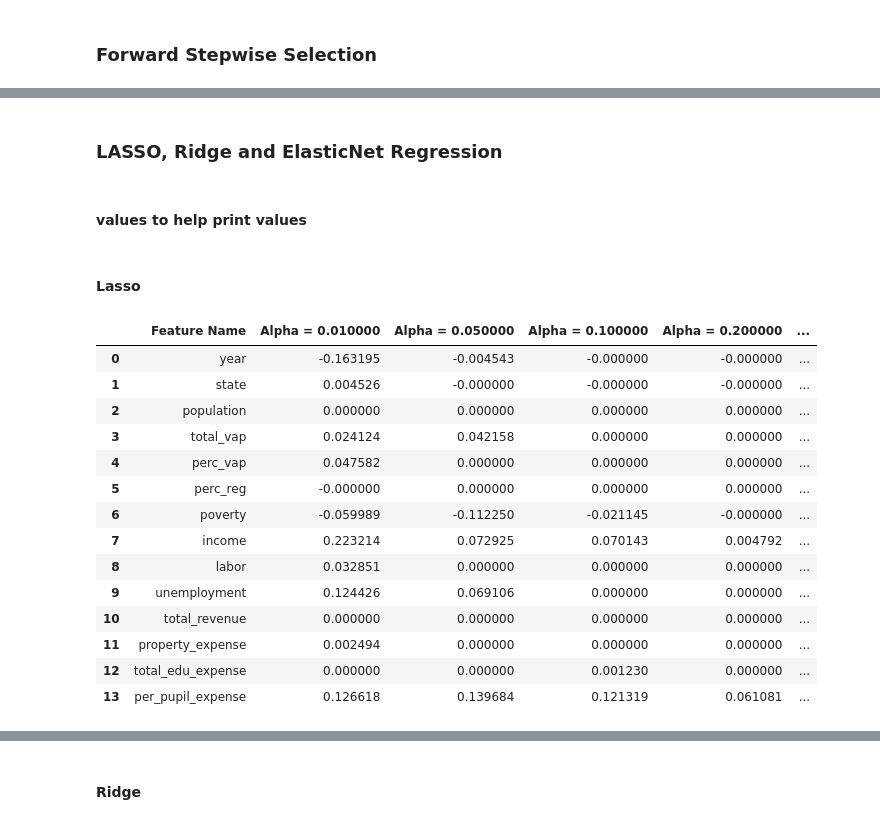
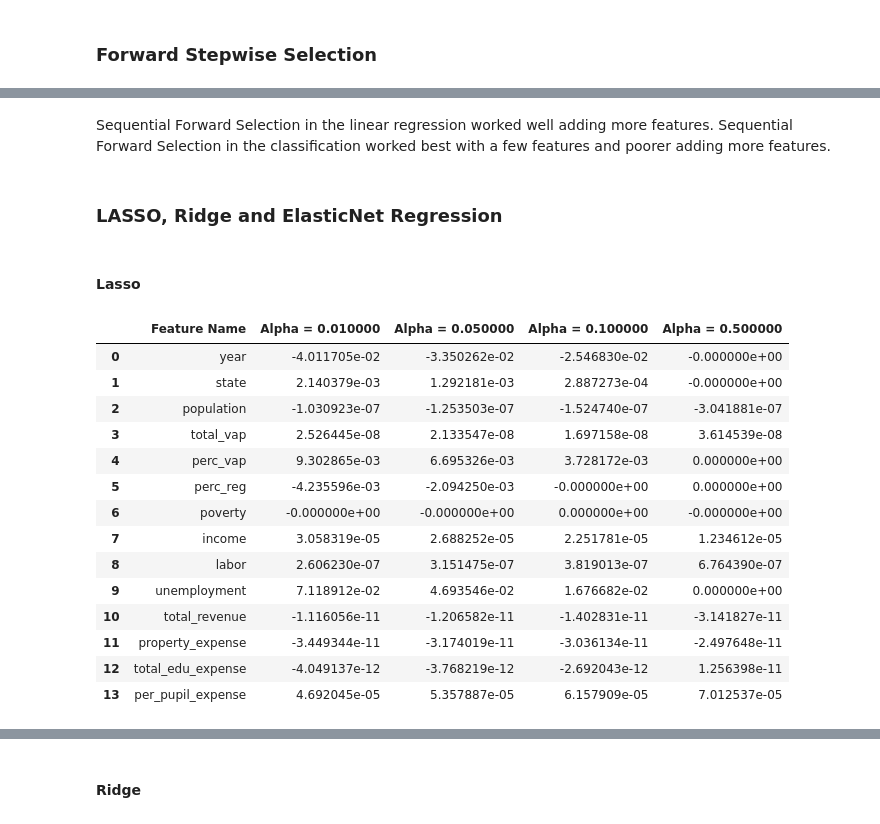
Before and after one commit to eluns/DATASCI420, a Jupyter notebook: Elizabeth-Lunsford-M02-Capstone-Checkin.ipynb, the cells around one changed output, grey strips where cells are left out. Saved outputs shown, nothing was run; the diff lists cells and outputs as text; code cells hidden in the pictures.

```diff
--- a/Elizabeth-Lunsford-M02-Capstone-Checkin.ipynb
+++ b/Elizabeth-Lunsford-M02-Capstone-Checkin.ipynb
@@ -325,4 +309,5 @@ Feature Ranking: [ 1  7  1  3  6  5  9  1  1 10  8  2  4  1]
+# %% [markdown]
+Sequential Forward Selection in the linear regression worked well adding more features.
+Sequential Forward Selection in the classification worked best with a few features and poorer adding more features.
 # %% [markdown]
 ### LASSO, Ridge and ElasticNet Regression
-# %% [markdown]
-#### values to help print values
@@ -359,7 +323,7 @@ def compare_lasso(alphas):
     df = pd.DataFrame()
 
     # Create a column of feature names
-    df['Feature Name'] = names
+    df['Feature Name'] = X.columns
 
     # For each alpha value in the list of alpha values,
     for alpha in alphas:
@@ -379,23 +343,23 @@ def compare_lasso(alphas):
     return df
 # %%
 # Run the function called, Lasso
-compare_lasso([.01, .05, .1, .2, .5])
+compare_lasso([.01, .05, .1, .5])
 # %% [output]
-|  | Feature Name | Alpha = 0.010000 | Alpha = 0.050000 | Alpha = 0.100000 | Alpha = 0.200000 | ... |
-| 0 | year | -0.163195 | -0.004543 | -0.000000 | -0.000000 | ... |
-| 1 | state | 0.004526 | -0.000000 | -0.000000 | -0.000000 | ... |
-| 2 | population | 0.000000 | 0.000000 | 0.000000 | 0.000000 | ... |
-| 3 | total_vap | 0.024124 | 0.042158 | 0.000000 | 0.000000 | ... |
-| 4 | perc_vap | 0.047582 | 0.000000 | 0.000000 | 0.000000 | ... |
-| 5 | perc_reg | -0.000000 | 0.000000 | 0.000000 | 0.000000 | ... |
-| 6 | poverty | -0.059989 | -0.112250 | -0.021145 | -0.000000 | ... |
-| 7 | income | 0.223214 | 0.072925 | 0.070143 | 0.004792 | ... |
-| 8 | labor | 0.032851 | 0.000000 | 0.000000 | 0.000000 | ... |
-| 9 | unemployment | 0.124426 | 0.069106 | 0.000000 | 0.000000 | ... |
-| 10 | total_revenue | 0.000000 | 0.000000 | 0.000000 | 0.000000 | ... |
-| 11 | property_expense | 0.002494 | 0.000000 | 0.000000 | 0.000000 | ... |
-| 12 | total_edu_expense | 0.000000 | 0.000000 | 0.001230 | 0.000000 | ... |
-| 13 | per_pupil_expense | 0.126618 | 0.139684 | 0.121319 | 0.061081 | ... |
+|  | Feature Name | Alpha = 0.010000 | Alpha = 0.050000 | Alpha = 0.100000 | Alpha = 0.500000 |
+| 0 | year | -4.011705e-02 | -3.350262e-02 | -2.546830e-02 | -0.000000e+00 |
+| 1 | state | 2.140379e-03 | 1.292181e-03 | 2.887273e-04 | -0.000000e+00 |
+| 2 | population | -1.030923e-07 | -1.253503e-07 | -1.524740e-07 | -3.041881e-07 |
+| 3 | total_vap | 2.526445e-08 | 2.133547e-08 | 1.697158e-08 | 3.614539e-08 |
+| 4 | perc_vap | 9.302865e-03 | 6.695326e-03 | 3.728172e-03 | 0.000000e+00 |
+| 5 | perc_reg | -4.235596e-03 | -2.094250e-03 | -0.000000e+00 | 0.000000e+00 |
+| 6 | poverty | -0.000000e+00 | -0.000000e+00 | 0.000000e+00 | -0.000000e+00 |
+| 7 | income | 3.058319e-05 | 2.688252e-05 | 2.251781e-05 | 1.234612e-05 |
+| 8 | labor | 2.606230e-07 | 3.151475e-07 | 3.819013e-07 | 6.764390e-07 |
+| 9 | unemployment | 7.118912e-02 | 4.693546e-02 | 1.676682e-02 | 0.000000e+00 |
+| 10 | total_revenue | -1.116056e-11 | -1.206582e-11 | -1.402831e-11 | -3.141827e-11 |
+| 11 | property_expense | -3.449344e-11 | -3.174019e-11 | -3.036134e-11 | -2.497648e-11 |
+| 12 | total_edu_expense | -4.049137e-12 | -3.768219e-12 | -2.692043e-12 | 1.256398e-11 |
+| 13 | per_pupil_expense | 4.692045e-05 | 5.357887e-05 | 6.157909e-05 | 7.012537e-05 |
 # %%
 # LASSO
 from sklearn import linear_model
```
Also changed, not shown: parts of 27 cells of this notebook.
